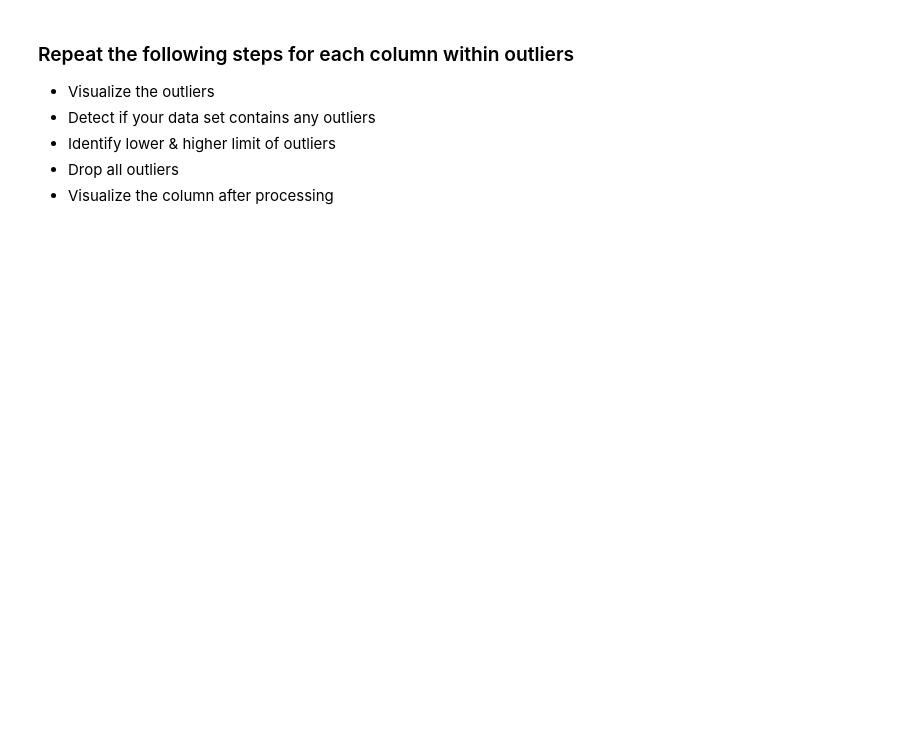
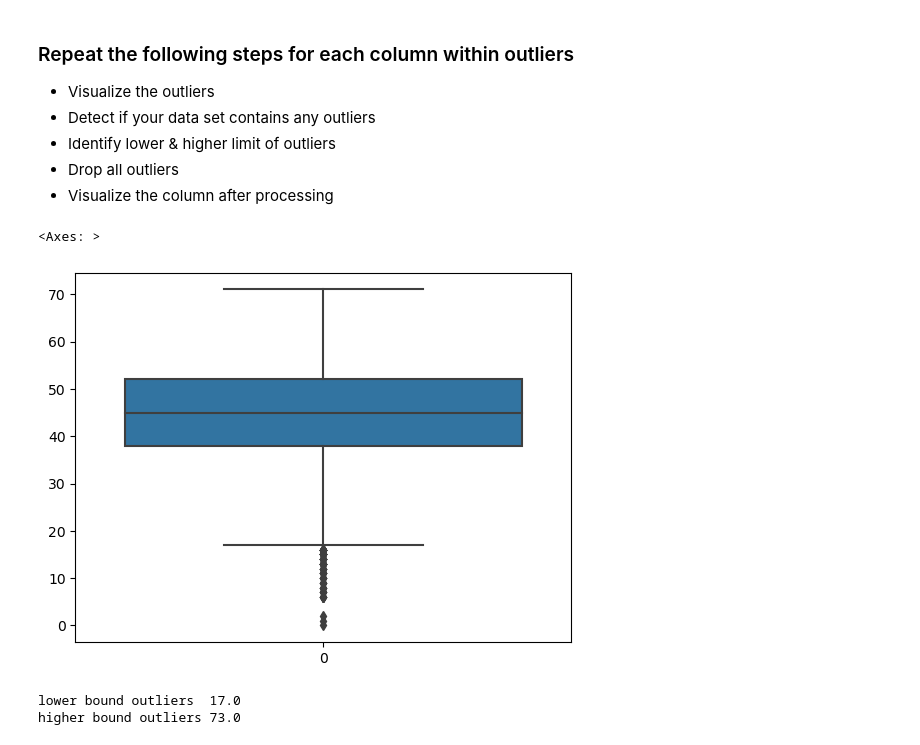
Before and after one commit to hussain-alzawad/Outliers-Lab, a Jupyter notebook: Outliers_Assignment.ipynb, the cells around one changed output. Cells and saved outputs as stored; diff of their text form; code cells hidden in the pictures; blank space fills up the shorter version.

Commit message:
Hussain Al Zawad uploading outliers lab

```diff
--- a/Outliers_Assignment.ipynb
+++ b/Outliers_Assignment.ipynb
@@ -12,3 +49,18 @@
 * Identify lower & higher limit of outliers
 * Drop all outliers
 * Visualize the column after processing
+# %%
+sns.boxplot(df.TMIN)
+# %% [output]
+<Axes: >
+[figure, added]
+# %%
+Q1 = np.percentile(df.TMIN, 25, interpolation = 'midpoint')
+Q3 = np.percentile(df.TMIN, 75, interpolation = 'midpoint')
+IQR = Q3 - Q1
+
+print('lower bound outliers ', Q1 - 1.5*(IQR))
+print('higher bound outliers', Q3 + 1.5*(IQR))
+# %% [output]
+lower bound outliers  17.0
+higher bound outliers 73.0
```
Also changed, not shown: parts of 29 cells of this notebook.
